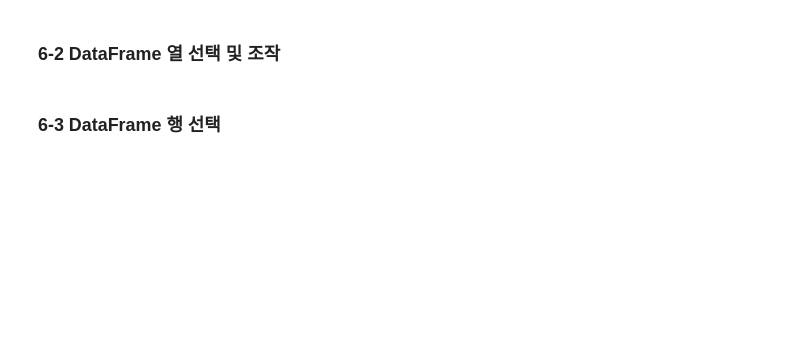
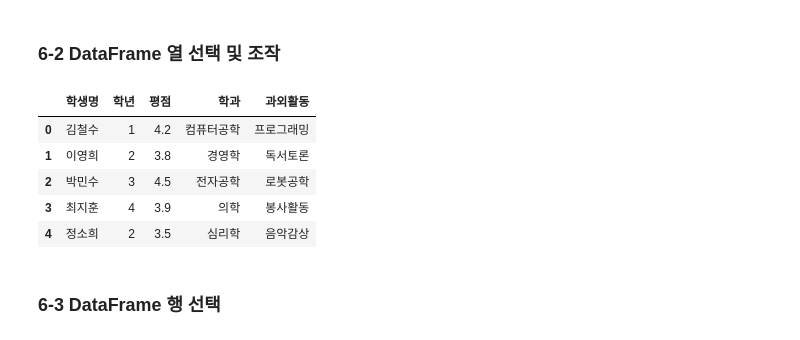
Before and after one commit to turban-sell/DataAnalysis, a Jupyter notebook: chapter_6.ipynb, the cells around one changed output. Saved outputs shown, nothing was run; the diff lists cells and outputs as text; code cells hidden in the pictures; blank space fills up the shorter version.

```diff
--- a/chapter_6.ipynb
+++ b/chapter_6.ipynb
@@ -30,20 +46,35 @@ df = pd.DataFrame(data)
 # %%
 import pandas as pd
 
 data = {
     "이름": ["김철수", "이영희", "박민수", "최지훈", "정소희"],
     "학년": [1, 2, 3, 4, 2],
     "학점": [4.2, 3.8, 4.5, 3.9, 3.5],
     "학과": ["컴퓨터공학", "경영학", "전자공학", "의학", "심리학"],
     "동아리": ["프로그래밍", "독서토론", "로봇공학", "봉사활동", "음악감상"]
 }
 df = pd.DataFrame(data)
 
 # 특정 열 선택
+# 여러 열을 가져올 경우는 [] 리스트로 묶기
+# df['이름']
+selected_cols = df[['이름', '학과', '학점']]
+selected_cols
 
 # DataFrame 열순서 변경
+reordered_cols = df[['학과', '이름', '학년', '학점', '동아리']]
+reordered_cols
 
 # DataFrame 열이름 변경
+df_renamed = df.rename(columns={'이름': '학생명', '학점': '평점', '동아리': '과외활동'})
+df_renamed
+# %% [output]
+|  | 학생명 | 학년 | 평점 | 학과 | 과외활동 |
+| 0 | 김철수 | 1 | 4.2 | 컴퓨터공학 | 프로그래밍 |
+| 1 | 이영희 | 2 | 3.8 | 경영학 | 독서토론 |
+| 2 | 박민수 | 3 | 4.5 | 전자공학 | 로봇공학 |
+| 3 | 최지훈 | 4 | 3.9 | 의학 | 봉사활동 |
+| 4 | 정소희 | 2 | 3.5 | 심리학 | 음악감상 |
 # %% [markdown]
 ### 6-3 DataFrame 행 선택
 # %%
```
Also changed, not shown: parts of 7 cells of this notebook.
